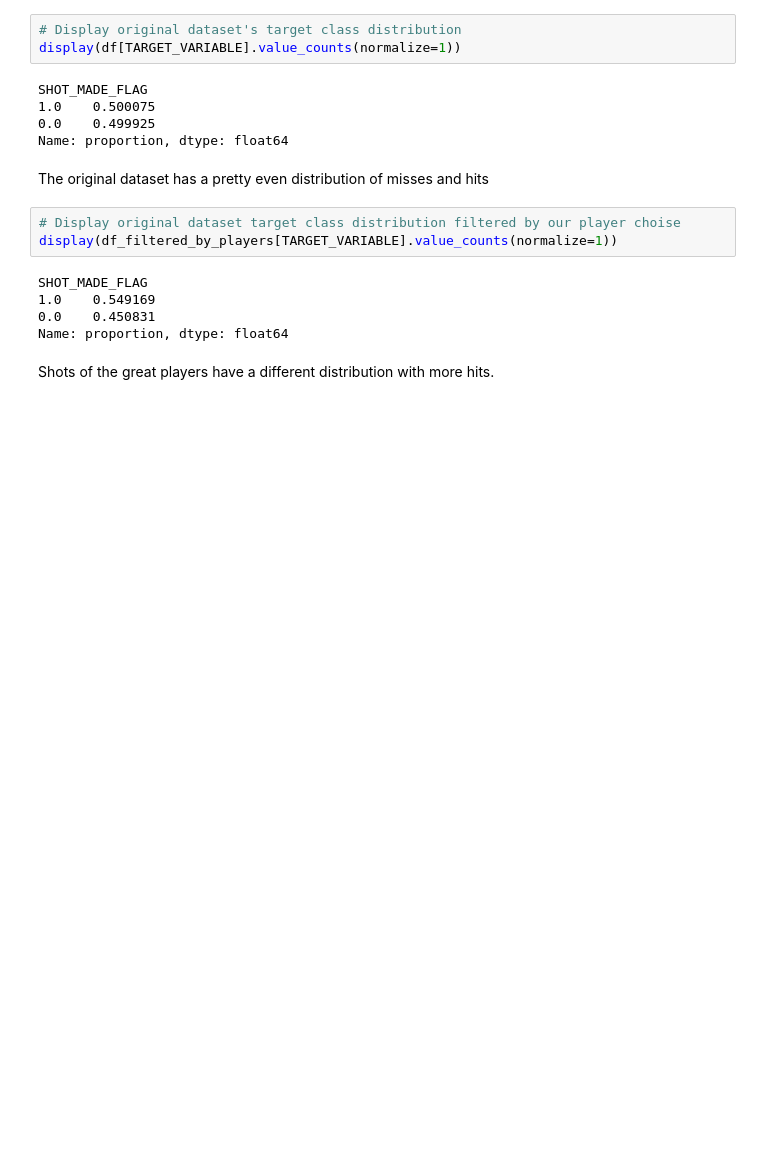
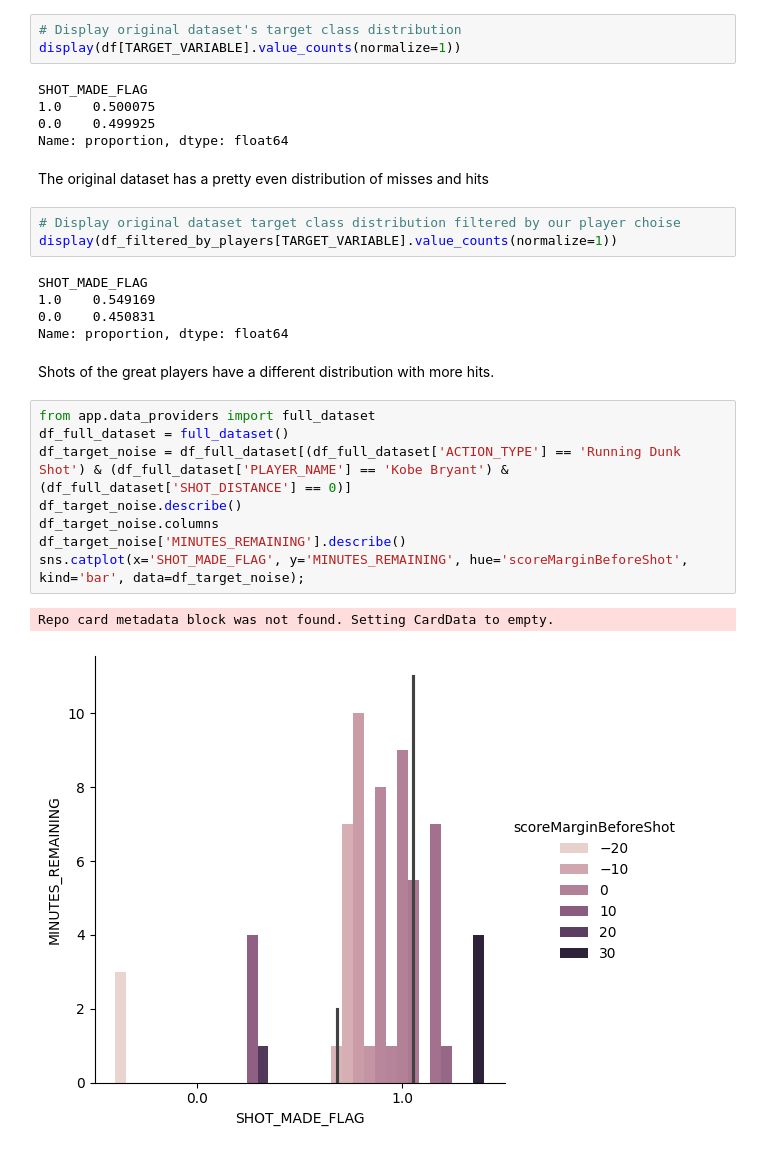
Before and after one commit to ds-training-nba/nba_shot_predictions, a Jupyter notebook: notebooks/12-soeren-distributions.ipynb, the cells around one changed output. Cells and saved outputs as stored; diff of their text form; blank space fills up the shorter version.

```diff
--- a/notebooks/12-soeren-distributions.ipynb
+++ b/notebooks/12-soeren-distributions.ipynb
@@ -72,3 +72,14 @@ SHOT_MADE_FLAG
 Name: proportion, dtype: float64
 # %% [markdown]
 Shots of the great players have a different distribution with more hits.
+# %%
+from app.data_providers import full_dataset
+df_full_dataset = full_dataset()
+df_target_noise = df_full_dataset[(df_full_dataset['ACTION_TYPE'] == 'Running Dunk Shot') & (df_full_dataset['PLAYER_NAME'] == 'Kobe Bryant') & (df_full_dataset['SHOT_DISTANCE'] == 0)]
+df_target_noise.describe()
+df_target_noise.columns
+df_target_noise['MINUTES_REMAINING'].describe()
+sns.catplot(x='SHOT_MADE_FLAG', y='MINUTES_REMAINING', hue='scoreMarginBeforeShot', kind='bar', data=df_target_noise);
+# %% [output]
+Repo card metadata block was not found. Setting CardData to empty.
+[figure, added]
```
